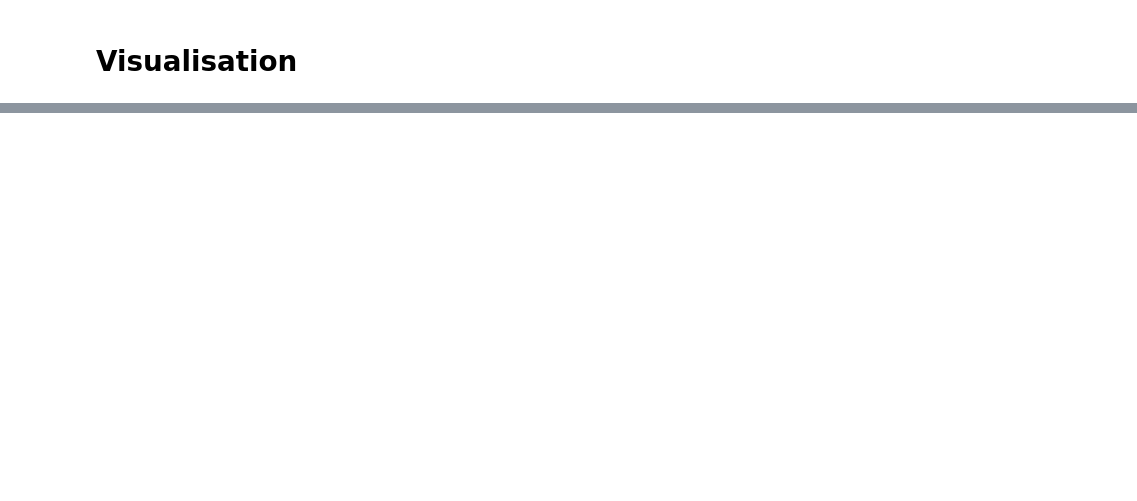
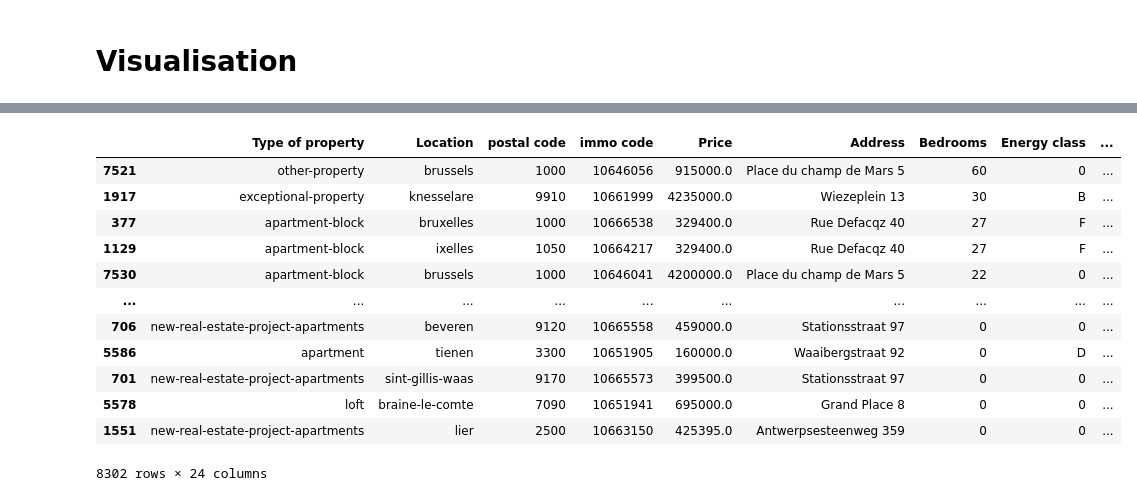
Before and after one commit to JonathanRabbi/Data_Analysis_Immo, a Jupyter notebook: Clean_Dataframe.ipynb, the cells around one changed output, grey strips where cells are left out. Drawn from its saved outputs; the diff is of its cells as text; code cells hidden in the pictures; blank space fills up the shorter version.

```diff
--- a/Clean_Dataframe.ipynb
+++ b/Clean_Dataframe.ipynb
@@ -213,0 +226,16 @@ RuntimeError: No mappable was found to use for colorbar creation. First define a
+# %%
+df.sort_values(by='Bedrooms',ascending=False)
+# %% [output]
+|  | Type of property | Location | postal code | immo code | Price | Address | Bedrooms | Energy class | ... |
+| 7521 | other-property | brussels | 1000 | 10646056 | 915000.0 | Place du champ de Mars 5 | 60 | 0 | ... |
+| 1917 | exceptional-property | knesselare | 9910 | 10661999 | 4235000.0 | Wiezeplein 13 | 30 | B | ... |
+| 377 | apartment-block | bruxelles | 1000 | 10666538 | 329400.0 | Rue Defacqz 40 | 27 | F | ... |
+| 1129 | apartment-block | ixelles | 1050 | 10664217 | 329400.0 | Rue Defacqz 40 | 27 | F | ... |
+| 7530 | apartment-block | brussels | 1000 | 10646041 | 4200000.0 | Place du champ de Mars 5 | 22 | 0 | ... |
+| ... | ... | ... | ... | ... | ... | ... | ... | ... | ... |
+| 706 | new-real-estate-project-apartments | beveren | 9120 | 10665558 | 459000.0 | Stationsstraat 97 | 0 | 0 | ... |
+| 5586 | apartment | tienen | 3300 | 10651905 | 160000.0 | Waaibergstraat 92 | 0 | D | ... |
+| 701 | new-real-estate-project-apartments | sint-gillis-waas | 9170 | 10665573 | 399500.0 | Stationsstraat 97 | 0 | 0 | ... |
+| 5578 | loft | braine-le-comte | 7090 | 10651941 | 695000.0 | Grand Place 8 | 0 | 0 | ... |
+| 1551 | new-real-estate-project-apartments | lier | 2500 | 10663150 | 425395.0 | Antwerpsesteenweg 359 | 0 | 0 | ... |
+8302 rows × 24 columns
```
Also changed, not shown: parts of 11 cells of this notebook.
